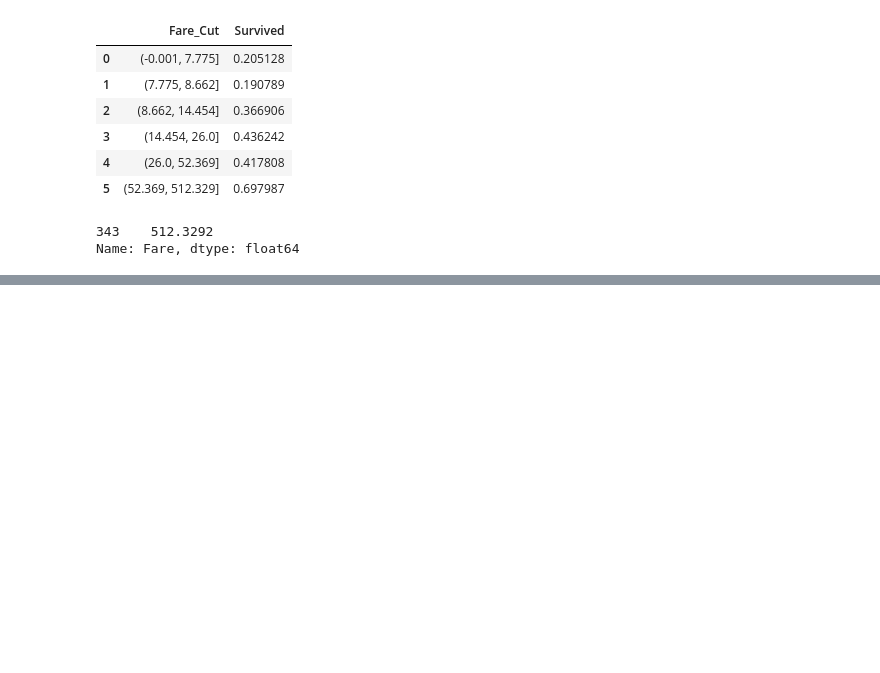
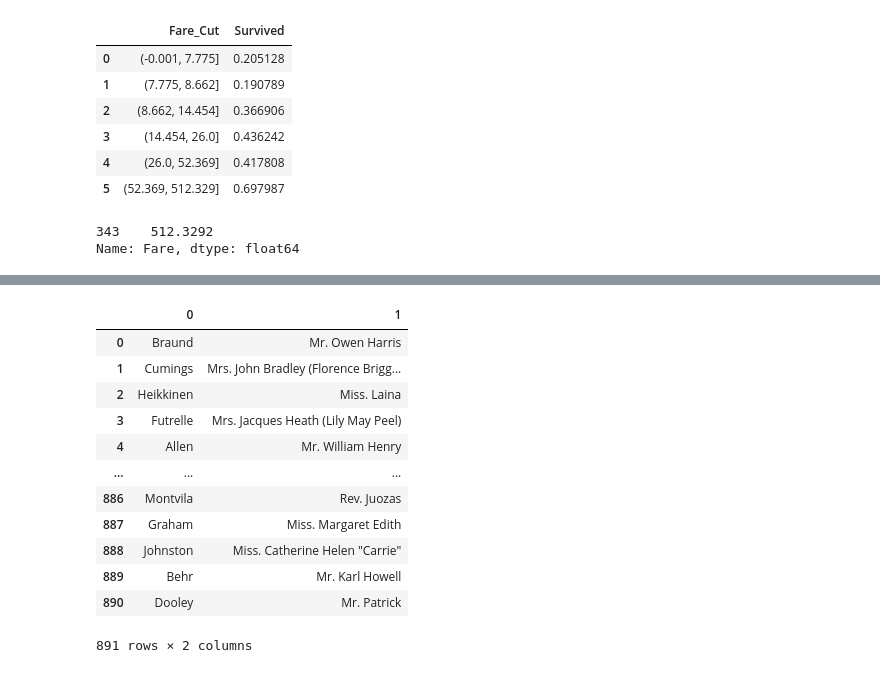
Before and after one commit to jonidaniel/data-science-and-machine-learning, a Jupyter notebook: kaggle/competitions/titanic-machine-learning-from-disaster/titanic.ipynb, the cells around one changed output, grey strips where cells are left out. Cells and saved outputs as stored; diff of their text form; code cells hidden in the pictures; blank space fills up the shorter version.

```diff
--- a/kaggle/competitions/titanic-machine-learning-from-disaster/titanic.ipynb
+++ b/kaggle/competitions/titanic-machine-learning-from-disaster/titanic.ipynb
@@ -375,0 +396,17 @@ train_df.head()
+# %%
+# Use the commas found right after the lastnames to split the name strings into two sections (0 and 1)
+train_df['Name'].str.split(pat=',', expand=True)
+# %% [output]
+|  | 0 | 1 |
+| 0 | Braund | Mr. Owen Harris |
+| 1 | Cumings | Mrs. John Bradley (Florence Brigg... |
+| 2 | Heikkinen | Miss. Laina |
+| 3 | Futrelle | Mrs. Jacques Heath (Lily May Peel) |
+| 4 | Allen | Mr. William Henry |
+| ... | ... | ... |
+| 886 | Montvila | Rev. Juozas |
+| 887 | Graham | Miss. Margaret Edith |
+| 888 | Johnston | Miss. Catherine Helen "Carrie" |
+| 889 | Behr | Mr. Karl Howell |
+| 890 | Dooley | Mr. Patrick |
+891 rows × 2 columns
```
Also changed, not shown: parts of 12 cells of this notebook.
